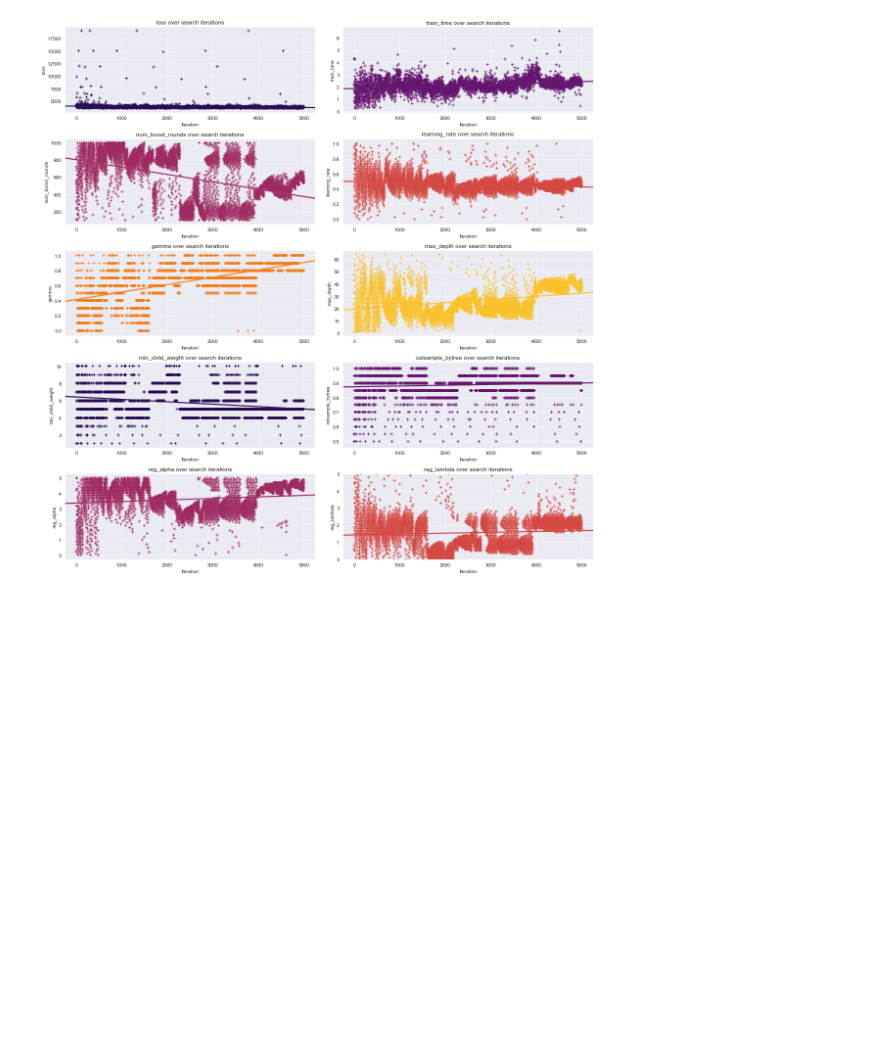
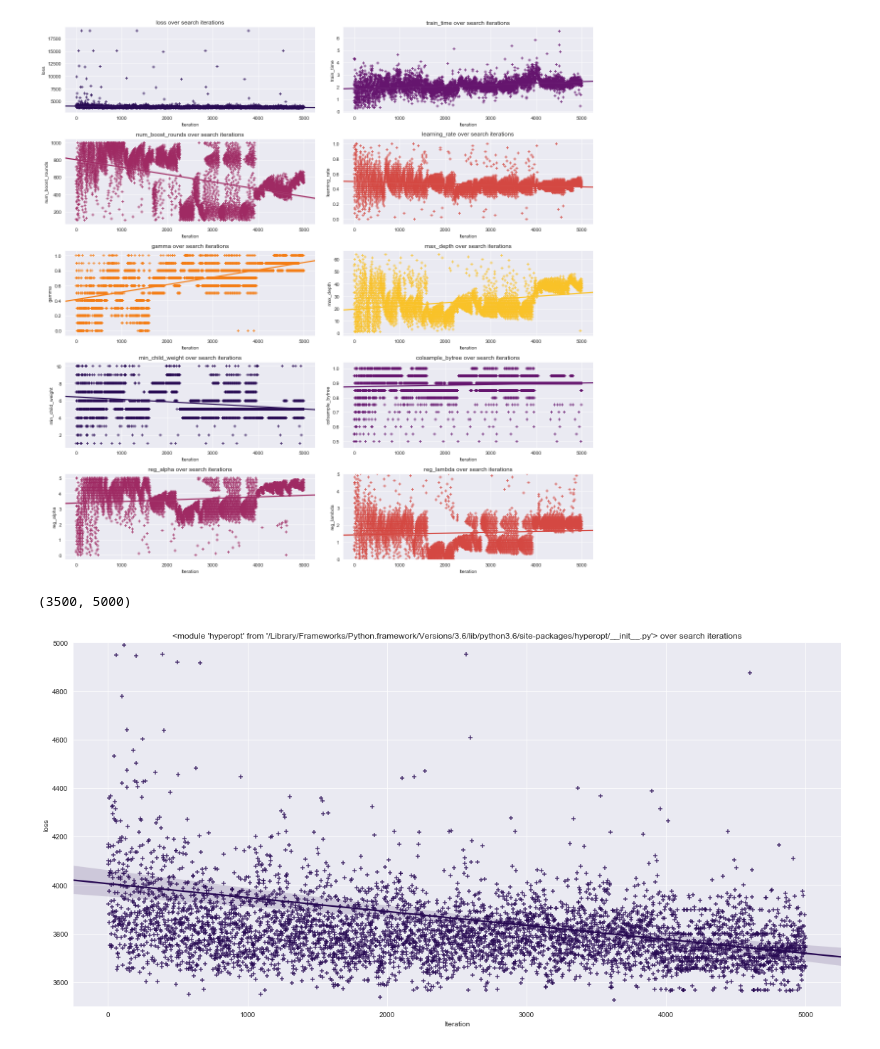
Before and after one commit to marnixkoops/HyperOptimization, a Jupyter notebook: HyperOptimization.ipynb, the cells around one changed output. Saved outputs shown, nothing was run; the diff lists cells and outputs as text; code cells hidden in the pictures; blank space fills up the shorter version.

```diff
--- a/HyperOptimization.ipynb
+++ b/HyperOptimization.ipynb
@@ -264,3 +266,13 @@ axs.set_ylim(0,5)
 # %% [output]
 (0, 5)
 [figure]
+# %%
+# Plot results across the iterations
+fig, axs = plt.subplots(1, 1, figsize=(16, 8))
+sns.regplot(x='iteration', y='loss', data=bayes_trials_results_df, ax=axs, marker='+')
+axs.set(xlabel='Iteration', ylabel='loss', title='{} over search iterations'.format(hyper));
+plt.tight_layout()
+axs.set_ylim(3500,5000)
+# %% [output]
+(3500, 5000)
+[figure, added]
```
Also changed, not shown: parts of 8 cells of this notebook.
